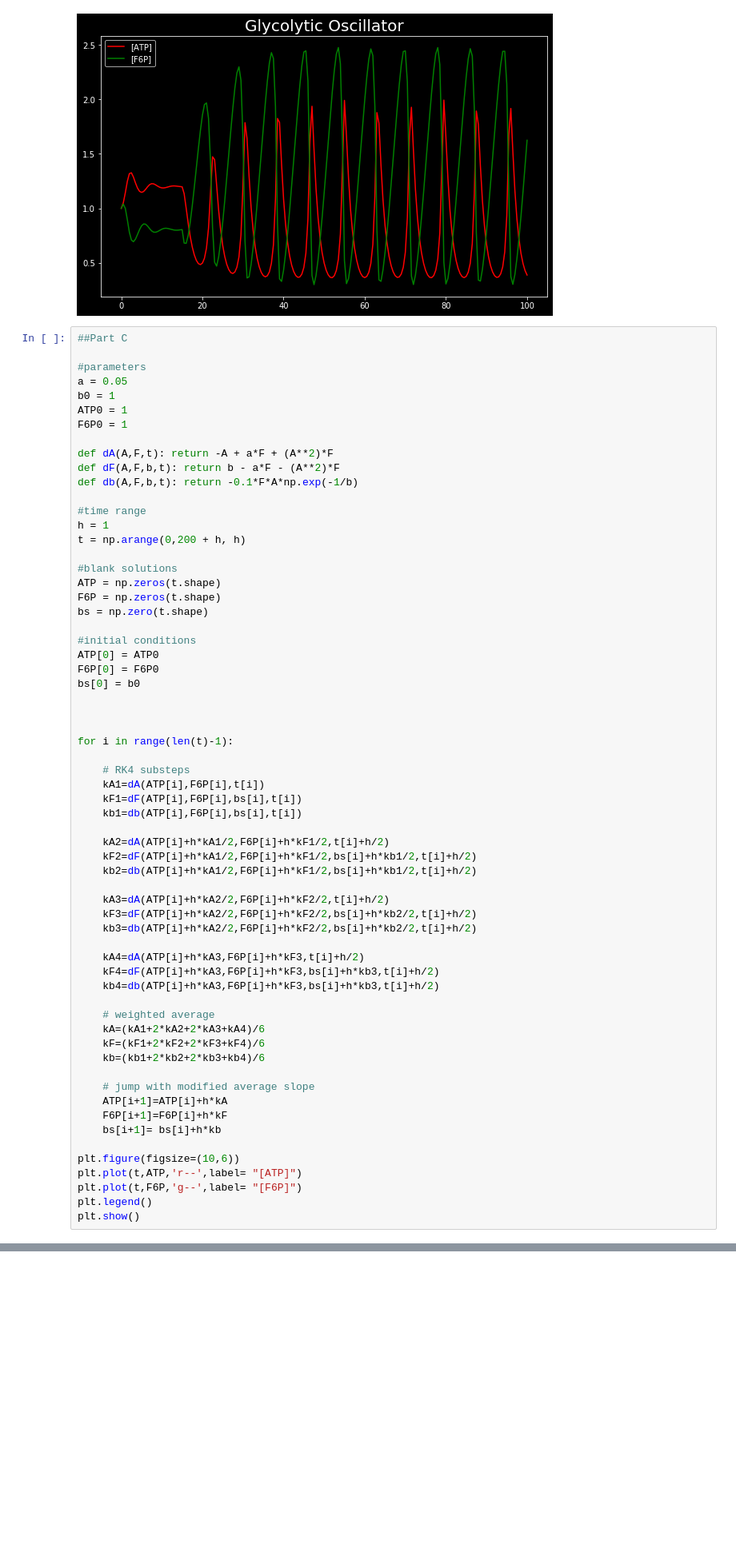
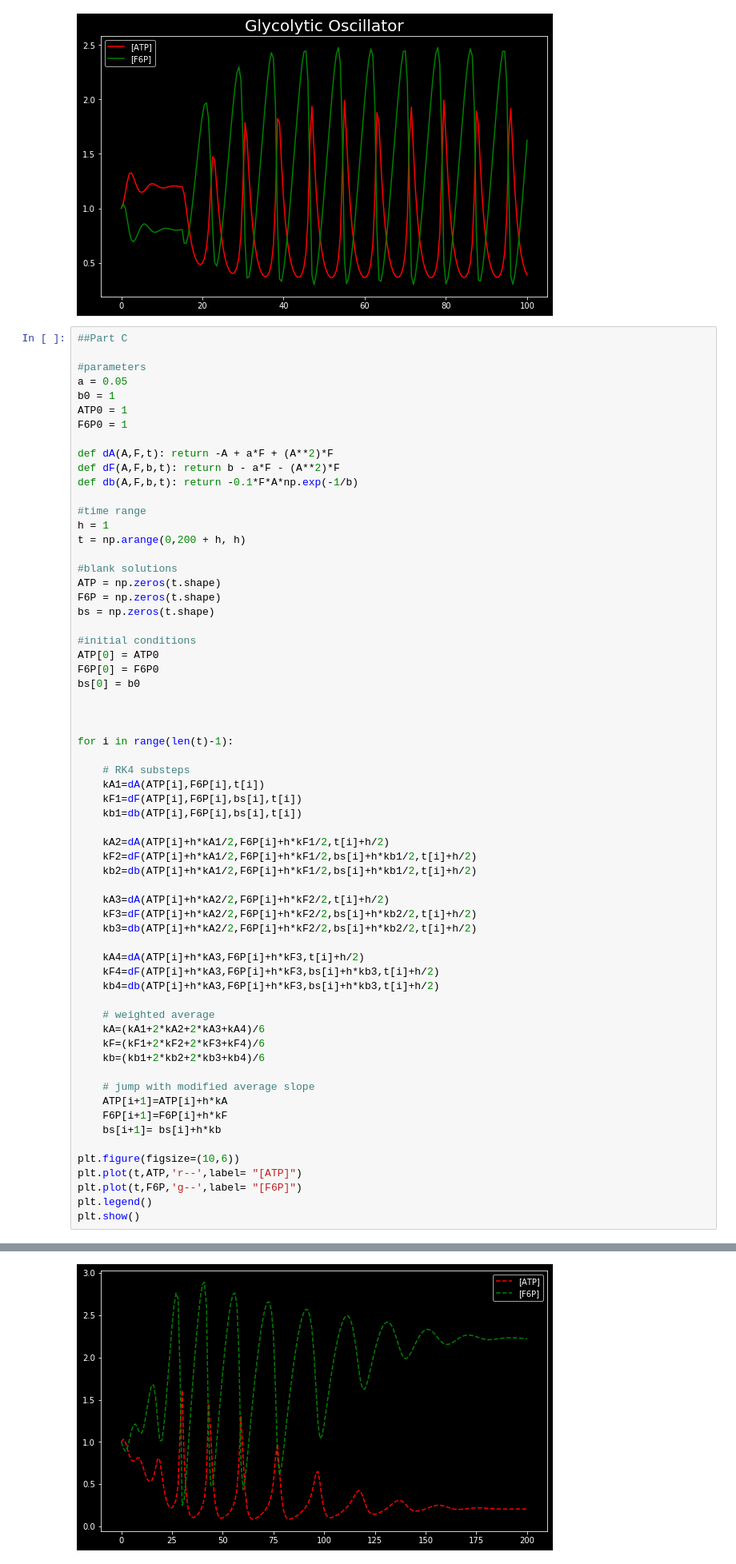
Before and after one commit to TSMUCDMSE/ECH60-Project-3, a Jupyter notebook: Project3.ipynb, the cells around one changed output, grey strips where cells are left out. Shown at 80% size. Drawn from its saved outputs; the diff is of its cells as text; blank space fills up the shorter version.

```diff
--- a/Project3.ipynb
+++ b/Project3.ipynb
@@ -158,7 +158,7 @@ t = np.arange(0,200 + h, h)
 #blank solutions
 ATP = np.zeros(t.shape)
 F6P = np.zeros(t.shape)
-bs = np.zero(t.shape)
+bs = np.zeros(t.shape)
 
 #initial conditions
 ATP[0] = ATP0
@@ -224,0 +205 @@ AttributeError: module 'numpy' has no attribute 'zero'
+[figure, added]
```
Also changed, not shown: parts of 1 cell of this notebook.
